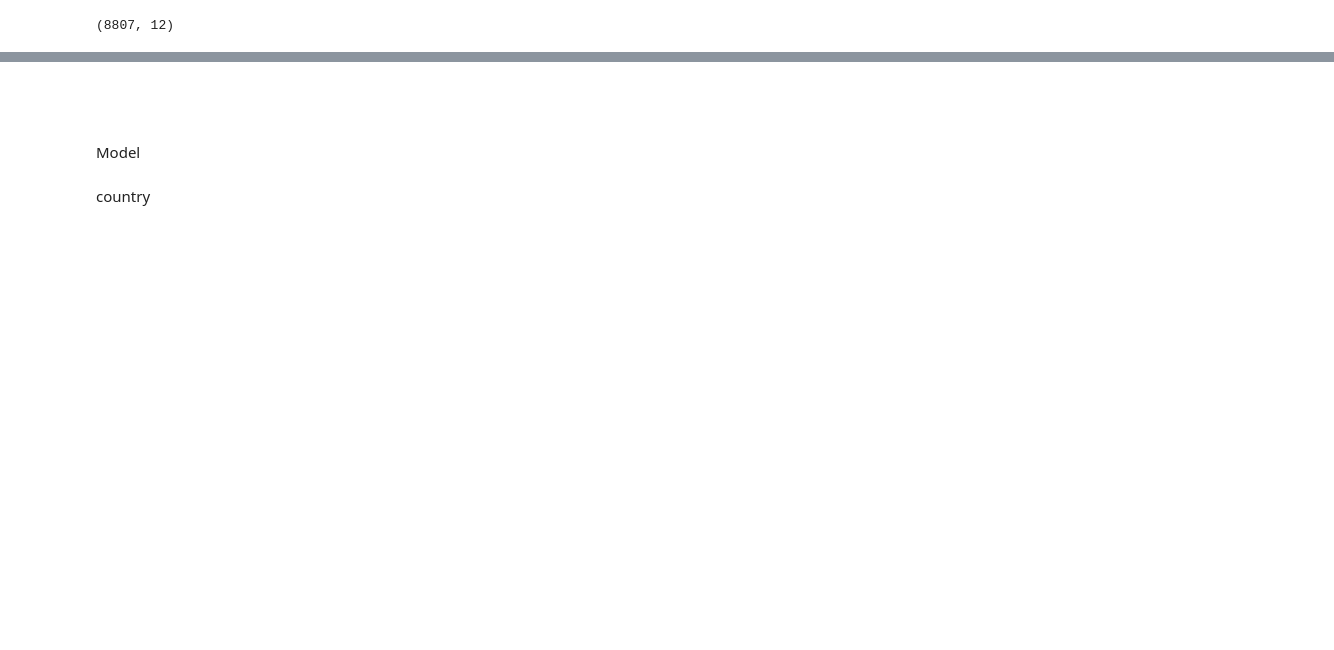
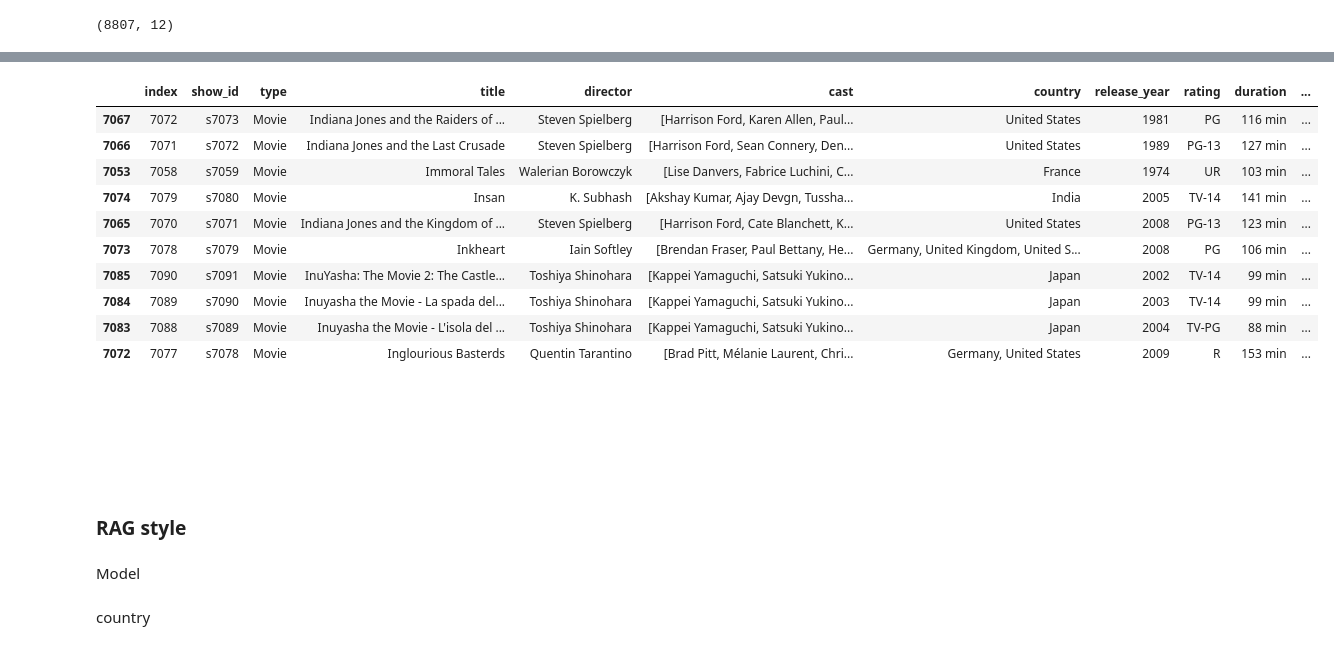
Before and after one commit to Hanami199/MLOpsProject, a Jupyter notebook: ml/Netflix.ipynb, the cells around one changed output, grey strips where cells are left out. Saved outputs shown, nothing was run; the diff lists cells and outputs as text; code cells hidden in the pictures; blank space fills up the shorter version.

```diff
--- a/ml/Netflix.ipynb
+++ b/ml/Netflix.ipynb
@@ -59,0 +127,20 @@ df.describe(include='all')
+# %%
+X = df_encoded.drop(columns=['show_id', 'type', 'title', 'duration', 'description']).to_numpy(dtype='float32')
+# %%
+class KNN:
+    def __init__(self, k=10):
+        self.k = k
+
+    def fit(self, X):
+        self.X_train = X
+        self.n, self.d = X.shape
+
+    def predict(self, X):
+        idx = [self._predict(x) for x in X]
+        return idx
+
+    def _predict(self, x):
+        difference = (x - self.X_train)
+        distances = np.sqrt(np.sum( difference*difference, axis=1))/self.n
+
+        return np.argsort(distances)[1:self.k + 1]
@@ -60,6 +171,24 @@ df.describe(include='all')
+# %%
+df_clean.iloc[idx_knn]
+# %% [output]
+|  | index | show_id | type | title | director | cast | country | release_year | rating | duration | ... |
+| 7067 | 7072 | s7073 | Movie | Indiana Jones and the Raiders of ... | Steven Spielberg | [Harrison Ford, Karen Allen, Paul... | United States | 1981 | PG | 116 min | ... |
+| 7066 | 7071 | s7072 | Movie | Indiana Jones and the Last Crusade | Steven Spielberg | [Harrison Ford, Sean Connery, Den... | United States | 1989 | PG-13 | 127 min | ... |
+| 7053 | 7058 | s7059 | Movie | Immoral Tales | Walerian Borowczyk | [Lise Danvers, Fabrice Luchini, C... | France | 1974 | UR | 103 min | ... |
+| 7074 | 7079 | s7080 | Movie | Insan | K. Subhash | [Akshay Kumar, Ajay Devgn, Tussha... | India | 2005 | TV-14 | 141 min | ... |
+| 7065 | 7070 | s7071 | Movie | Indiana Jones and the Kingdom of ... | Steven Spielberg | [Harrison Ford, Cate Blanchett, K... | United States | 2008 | PG-13 | 123 min | ... |
+| 7073 | 7078 | s7079 | Movie | Inkheart | Iain Softley | [Brendan Fraser, Paul Bettany, He... | Germany, United Kingdom, United S... | 2008 | PG | 106 min | ... |
+| 7085 | 7090 | s7091 | Movie | InuYasha: The Movie 2: The Castle... | Toshiya Shinohara | [Kappei Yamaguchi, Satsuki Yukino... | Japan | 2002 | TV-14 | 99 min | ... |
+| 7084 | 7089 | s7090 | Movie | Inuyasha the Movie - La spada del... | Toshiya Shinohara | [Kappei Yamaguchi, Satsuki Yukino... | Japan | 2003 | TV-14 | 99 min | ... |
+| 7083 | 7088 | s7089 | Movie | Inuyasha the Movie - L'isola del ... | Toshiya Shinohara | [Kappei Yamaguchi, Satsuki Yukino... | Japan | 2004 | TV-PG | 88 min | ... |
+| 7072 | 7077 | s7078 | Movie | Inglourious Basterds | Quentin Tarantino | [Brad Pitt, Mélanie Laurent, Chri... | Germany, United States | 2009 | R | 153 min | ... |
+# %% [markdown]
+<br>
 # %% [markdown]
 <br>
 <br>
+# %% [markdown]
+### RAG style
 # %% [markdown]
 Model
 # %%
```
Also changed, not shown: parts of 47 cells of this notebook, 11 other files.
